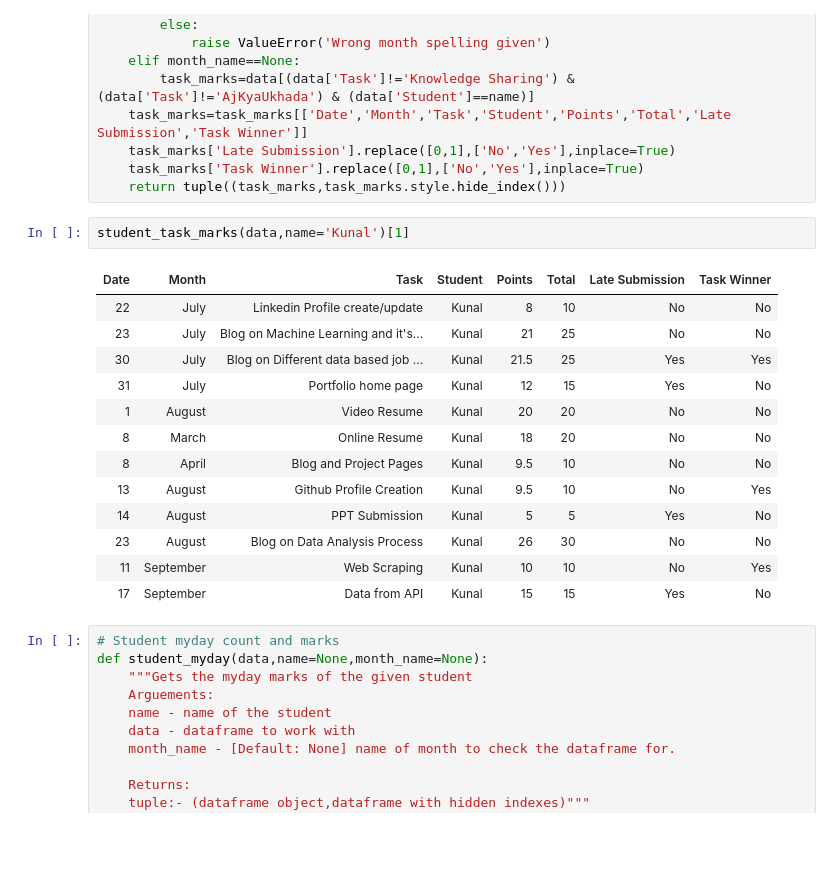
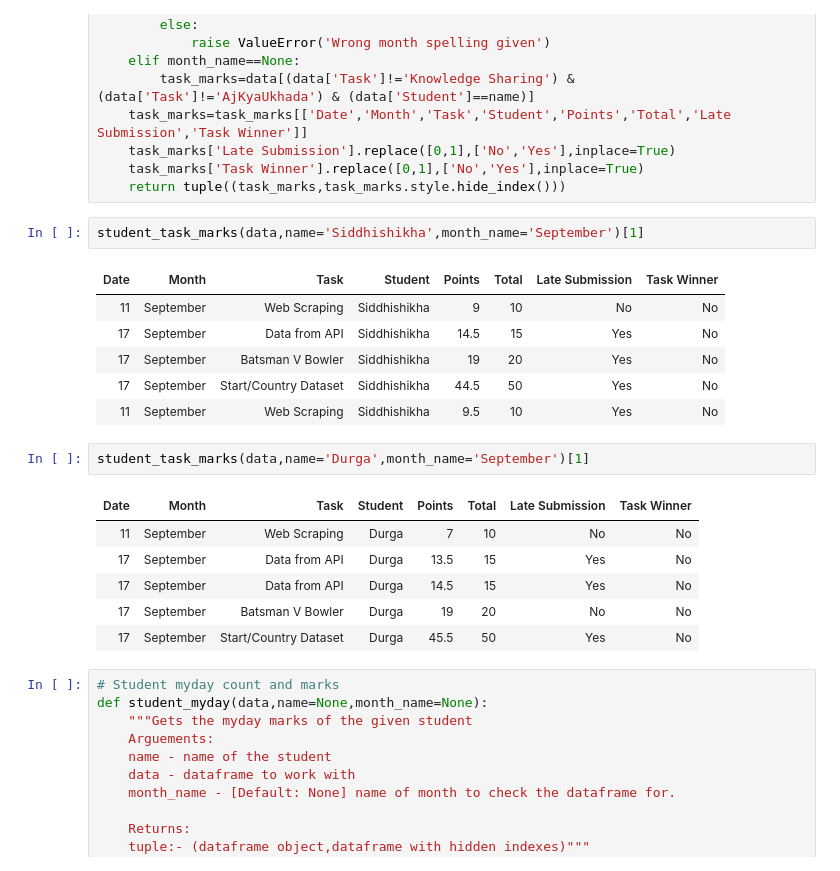
Before and after one commit to kunal-gohrani/Student-Report-Automation, a Jupyter notebook: Notebooks/AnalysisScriptCreator.ipynb, the cells around one changed output. Cells and saved outputs as stored; diff of their text form; blank space fills up the shorter version.

Commit message:
Updated notebooks
Updated the notebooks to contain functions to help creation of pdfs

```diff
--- a/Notebooks/AnalysisScriptCreator.ipynb
+++ b/Notebooks/AnalysisScriptCreator.ipynb
@@ -375,21 +375,23 @@ def student_task_marks(data,name=None,month_name=None):
     task_marks['Task Winner'].replace([0,1],['No','Yes'],inplace=True)
     return tuple((task_marks,task_marks.style.hide_index()))
 # %%
-student_task_marks(data,name='Kunal')[1]
+student_task_marks(data,name='Siddhishikha',month_name='September')[1]
 # %% [output]
 | Date | Month | Task | Student | Points | Total | Late Submission | Task Winner |
-| 22 | July | Linkedin Profile create/update | Kunal | 8 | 10 | No | No |
-| 23 | July | Blog on Machine Learning and it's... | Kunal | 21 | 25 | No | No |
-| 30 | July | Blog on Different data based job ... | Kunal | 21.5 | 25 | Yes | Yes |
-| 31 | July | Portfolio home page | Kunal | 12 | 15 | Yes | No |
-| 1 | August | Video Resume | Kunal | 20 | 20 | No | No |
-| 8 | March | Online Resume | Kunal | 18 | 20 | No | No |
-| 8 | April | Blog and Project Pages | Kunal | 9.5 | 10 | No | No |
-| 13 | August | Github Profile Creation | Kunal | 9.5 | 10 | No | Yes |
-| 14 | August | PPT Submission | Kunal | 5 | 5 | Yes | No |
-| 23 | August | Blog on Data Analysis Process | Kunal | 26 | 30 | No | No |
-| 11 | September | Web Scraping | Kunal | 10 | 10 | No | Yes |
-| 17 | September | Data from API | Kunal | 15 | 15 | Yes | No |
+| 11 | September | Web Scraping | Siddhishikha | 9 | 10 | No | No |
+| 17 | September | Data from API | Siddhishikha | 14.5 | 15 | Yes | No |
+| 17 | September | Batsman V Bowler | Siddhishikha | 19 | 20 | Yes | No |
+| 17 | September | Start/Country Dataset | Siddhishikha | 44.5 | 50 | Yes | No |
+| 11 | September | Web Scraping | Siddhishikha | 9.5 | 10 | Yes | No |
+# %%
+student_task_marks(data,name='Durga',month_name='September')[1]
+# %% [output]
+| Date | Month | Task | Student | Points | Total | Late Submission | Task Winner |
+| 11 | September | Web Scraping | Durga | 7 | 10 | No | No |
+| 17 | September | Data from API | Durga | 13.5 | 15 | Yes | No |
+| 17 | September | Data from API | Durga | 14.5 | 15 | Yes | No |
+| 17 | September | Batsman V Bowler | Durga | 19 | 20 | No | No |
+| 17 | September | Start/Country Dataset | Durga | 45.5 | 50 | Yes | No |
 # %%
 # Student myday count and marks
 def student_myday(data,name=None,month_name=None):
```
Also changed, not shown: parts of 21 cells of this notebook, 6 other files.
